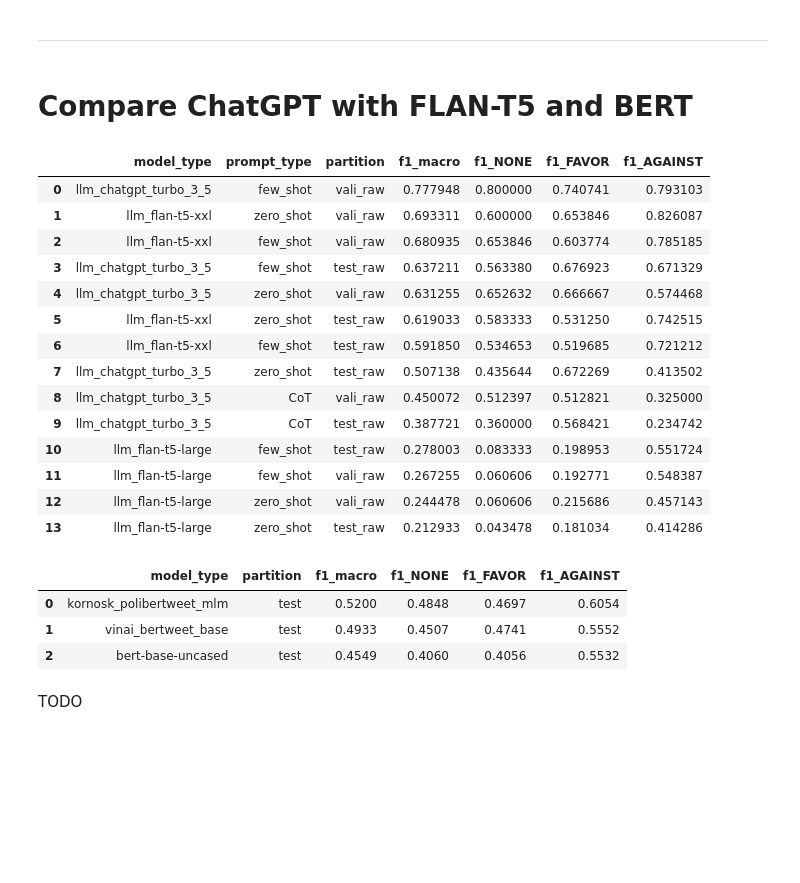
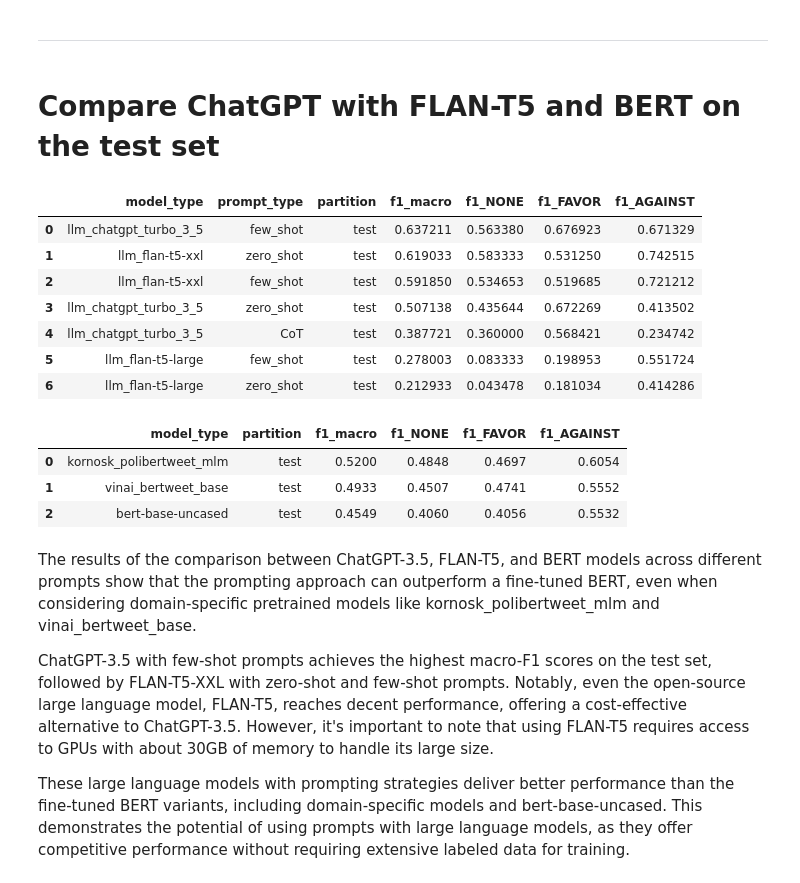
Before and after one commit to yunshiuan/prelim_stance_detection, a Jupyter notebook: llm-prompting_colab.ipynb, the cells around one changed output. Saved outputs shown, nothing was run; the diff lists cells and outputs as text; code cells hidden in the pictures; blank space fills up the shorter version.

Commit message:
WIP, llm-prompting_colab

```diff
--- a/llm-prompting_colab.ipynb
+++ b/llm-prompting_colab.ipynb
@@ -1123,28 +1124,22 @@ Based on the macro-F1 scores, the FLAN-T5-XXL model using the zero-shot prompt o
 # %% [markdown]
 ****
 # %% [markdown]
-# Compare ChatGPT with FLAN-T5 and BERT
+# Compare ChatGPT with FLAN-T5 and BERT on the test set
 # %%
-df_hightlight_metrics_llm = \
-  pd.concat([df_hightlight_metrics_flan_t5 , df_hightlight_metrics_chatgpt],
+df_hightlight_metrics_llm_test = \
+  pd.concat([df_hightlight_metrics_flan_t5_test , df_hightlight_metrics_chatgpt_test],
            axis=0)
-df_hightlight_metrics_llm.sort_values(by=["f1_macro"],ascending=False).reset_index(drop=True)
+
+df_hightlight_metrics_llm_test.sort_values(by=["f1_macro"],ascending=False).reset_index(drop=True)
 # %% [output]
 |  | model_type | prompt_type | partition | f1_macro | f1_NONE | f1_FAVOR | f1_AGAINST |
-| 0 | llm_chatgpt_turbo_3_5 | few_shot | vali_raw | 0.777948 | 0.800000 | 0.740741 | 0.793103 |
-| 1 | llm_flan-t5-xxl | zero_shot | vali_raw | 0.693311 | 0.600000 | 0.653846 | 0.826087 |
-| 2 | llm_flan-t5-xxl | few_shot | vali_raw | 0.680935 | 0.653846 | 0.603774 | 0.785185 |
-| 3 | llm_chatgpt_turbo_3_5 | few_shot | test_raw | 0.637211 | 0.563380 | 0.676923 | 0.671329 |
-| 4 | llm_chatgpt_turbo_3_5 | zero_shot | vali_raw | 0.631255 | 0.652632 | 0.666667 | 0.574468 |
-| 5 | llm_flan-t5-xxl | zero_shot | test_raw | 0.619033 | 0.583333 | 0.531250 | 0.742515 |
-| 6 | llm_flan-t5-xxl | few_shot | test_raw | 0.591850 | 0.534653 | 0.519685 | 0.721212 |
-| 7 | llm_chatgpt_turbo_3_5 | zero_shot | test_raw | 0.507138 | 0.435644 | 0.672269 | 0.413502 |
-| 8 | llm_chatgpt_turbo_3_5 | CoT | vali_raw | 0.450072 | 0.512397 | 0.512821 | 0.325000 |
-| 9 | llm_chatgpt_turbo_3_5 | CoT | test_raw | 0.387721 | 0.360000 | 0.568421 | 0.234742 |
-| 10 | llm_flan-t5-large | few_shot | test_raw | 0.278003 | 0.083333 | 0.198953 | 0.551724 |
-| 11 | llm_flan-t5-large | few_shot | vali_raw | 0.267255 | 0.060606 | 0.192771 | 0.548387 |
-| 12 | llm_flan-t5-large | zero_shot | vali_raw | 0.244478 | 0.060606 | 0.215686 | 0.457143 |
-| 13 | llm_flan-t5-large | zero_shot | test_raw | 0.212933 | 0.043478 | 0.181034 | 0.414286 |
+| 0 | llm_chatgpt_turbo_3_5 | few_shot | test | 0.637211 | 0.563380 | 0.676923 | 0.671329 |
+| 1 | llm_flan-t5-xxl | zero_shot | test | 0.619033 | 0.583333 | 0.531250 | 0.742515 |
+| 2 | llm_flan-t5-xxl | few_shot | test | 0.591850 | 0.534653 | 0.519685 | 0.721212 |
+| 3 | llm_chatgpt_turbo_3_5 | zero_shot | test | 0.507138 | 0.435644 | 0.672269 | 0.413502 |
+| 4 | llm_chatgpt_turbo_3_5 | CoT | test | 0.387721 | 0.360000 | 0.568421 | 0.234742 |
+| 5 | llm_flan-t5-large | few_shot | test | 0.278003 | 0.083333 | 0.198953 | 0.551724 |
+| 6 | llm_flan-t5-large | zero_shot | test | 0.212933 | 0.043478 | 0.181034 | 0.414286 |
 # %%
 # bert
 df_hightlight_metrics_bert.sort_values(by=["f1_macro"],ascending=False).reset_index(drop=True)
@@ -1153,5 +1148,9 @@ df_hightlight_metrics_bert.sort_values(by=["f1_macro"],ascending=False).reset_in
 | 0 | kornosk_polibertweet_mlm | test | 0.5200 | 0.4848 | 0.4697 | 0.6054 |
 | 1 | vinai_bertweet_base | test | 0.4933 | 0.4507 | 0.4741 | 0.5552 |
 | 2 | bert-base-uncased | test | 0.4549 | 0.4060 | 0.4056 | 0.5532 |
-# %% [markdown]
-TODO
+# %% [markdown]
+The results of the comparison between ChatGPT-3.5, FLAN-T5, and BERT models across different prompts show that the prompting approach can outperform a fine-tuned BERT, even when considering domain-specific pretrained models like kornosk_polibertweet_mlm and vinai_bertweet_base.
+
+ChatGPT-3.5 with few-shot prompts achieves the highest macro-F1 scores on the test set, followed by FLAN-T5-XXL with zero-shot and few-shot prompts. Notably, even the open-source large language model, FLAN-T5, reaches decent performance, offering a cost-effective alternative to ChatGPT-3.5. However, it's important to note that using FLAN-T5 requires access to GPUs with about 30GB of memory to handle its large size.
+
+These large language models with prompting strategies deliver better performance than the fine-tuned BERT variants, including domain-specific models and bert-base-uncased. This demonstrates the potential of using prompts with large language models, as they offer competitive performance without requiring extensive labeled data for training.
```
Also changed, not shown: parts of 1 cell of this notebook.
